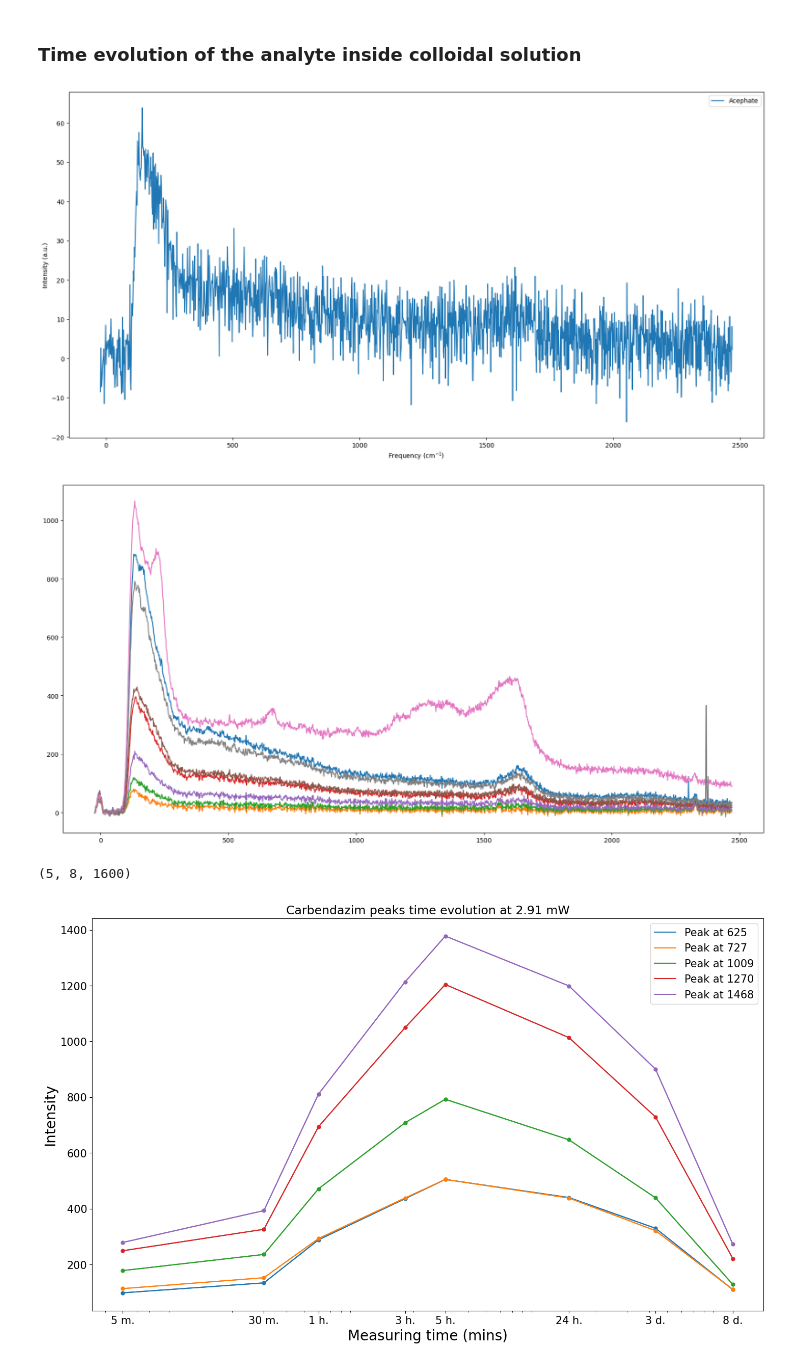
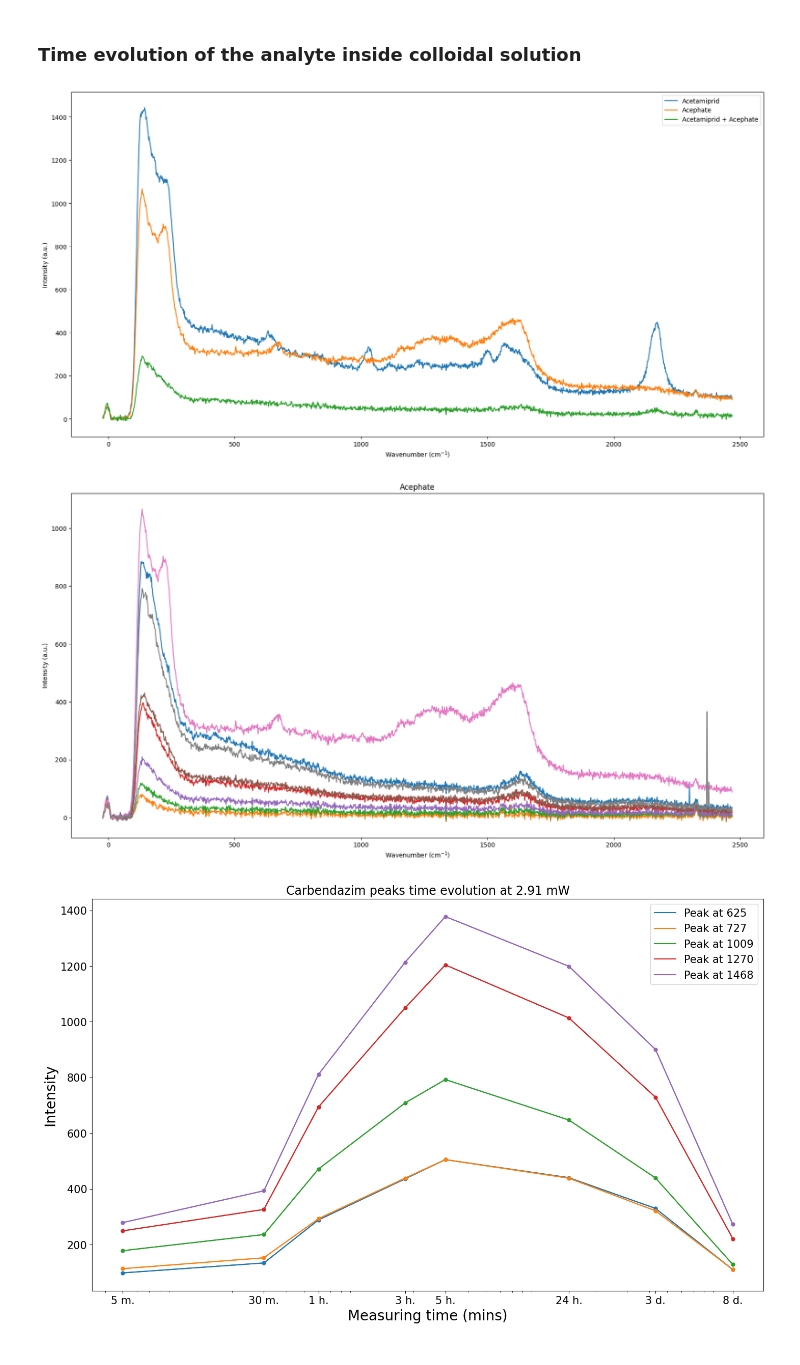
Before and after one commit to anva-kn/Raman, a Jupyter notebook: Aging&Time_evol.ipynb, the cells around one changed output. Cells and saved outputs as stored; diff of their text form; code cells hidden in the pictures.

Commit message:
Analyzed the correlation between pure analytes and mixtures, also checked which signals are the best for the figures

```diff
--- a/Aging&Time_evol.ipynb
+++ b/Aging&Time_evol.ipynb
@@ -350,31 +346,31 @@ from matplotlib import ticker
 # %%
 plt.figure(figsize=(20, 10))
-# plt.plot(f_sup_0810, car_power_time_evol_mean[0, 0, :], label="Carbendazim")
-# plt.plot(f_sup_0810, aceta_power_time_evol_mean[0, 0, :], label="Acetamiprid")
-plt.plot(f_sup_0810, aceph_power_time_evol_mean[0, 5, :], label="Acephate")
-# plt.plot(f_sup_0810, car_aceta_power_time_evol_mean[0, 0, :], label="Carbendazim + Acetamiprid")
-# plt.plot(f_sup_0810, car_aceph_power_time_evol_mean[0, 0, :], label="Carbendazim + Acephate")
-# plt.plot(f_sup_0810, aceta_aceph_power_time_evol_mean[0, 0, :], label="Acetamiprid + Acephate")
+# plt.plot(f_sup_0810, car_power_time_evol_mean[4, 0, :], label="Carbendazim")
+plt.plot(f_sup_0810, aceta_power_time_evol_mean[4, 6, :], label="Acetamiprid")
+plt.plot(f_sup_0810, aceph_power_time_evol_mean[4, 6, :], label="Acephate")
+# plt.plot(f_sup_0810, car_aceta_power_time_evol_mean[4, 0, :], label="Carbendazim + Acetamiprid")
+# plt.plot(f_sup_0810, car_aceph_power_time_evol_mean[4, 7, :], label="Carbendazim + Acephate")
+plt.plot(f_sup_0810, aceta_aceph_power_time_evol_mean[4, 2, :], label="Acetamiprid + Acephate")
 # plt.plot(f_sup_0810, car_aceta_aceph_power_time_evol_mean[0, 0, :], label="Carbendazim + Acetamiprid + Acephate")
 plt.legend()
-plt.xlabel("Frequency (cm$^{-1}$)")
+plt.xlabel("Wavenumber (cm$^{-1}$)")
 plt.ylabel("Intensity (a.u.)")
 plt.show()
 # %% [output]
-[figure, old version]
+[figure, new version]
 # %%
 plt.figure(figsize=(20, 10))
 for spectra in aceph_power_time_evol_mean[4, :, :]:
     plt.plot(f_sup_0810, spectra)
+plt.xlabel("Wavenumber (cm$^{-1}$)")
+plt.ylabel("Intensity (a.u.)")
+plt.title("Acephate")
+plt.show()
 # %% [output]
-[figure, old version]
+[figure, new version]
 # %%
 # Define a list with distinct colors for each plot
 colors = ['tab:blue', 'tab:orange', 'tab:green', 'tab:red', 'tab:purple', 'tab:brown']
-# %%
-car_power_time_evol_mean_smooth.shape
-# %% [output]
-(5, 8, 1600)
 # %%
 fig, ax = plt.subplots()
 fig.set_size_inches(17, 10)
```
Also changed, not shown: parts of 23 cells of this notebook.
